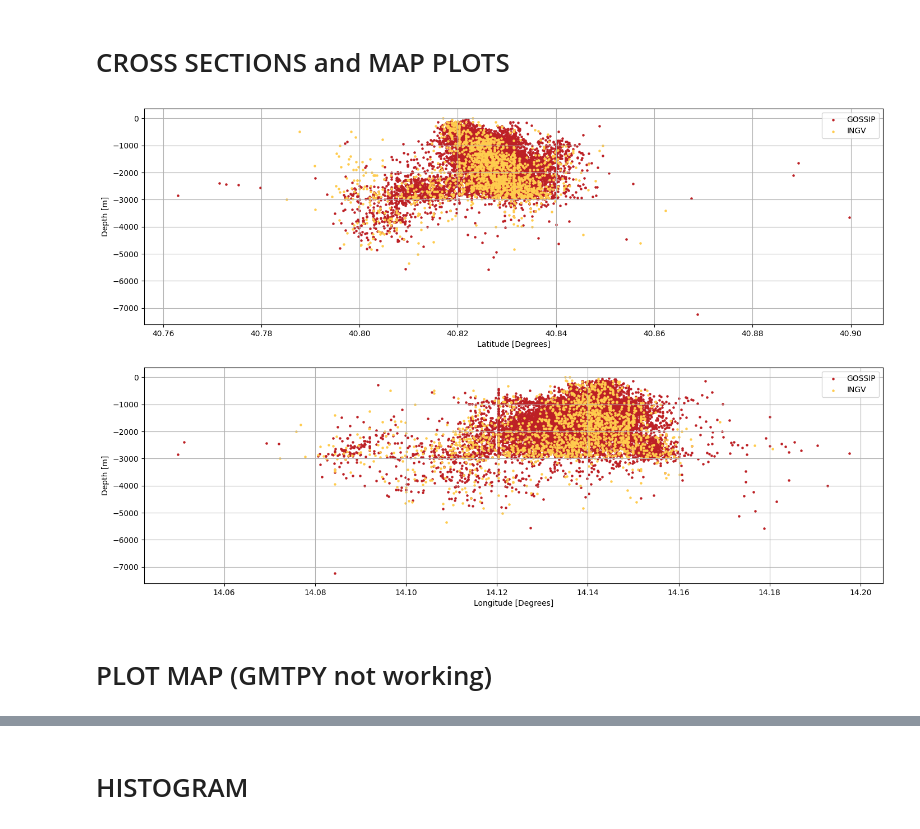
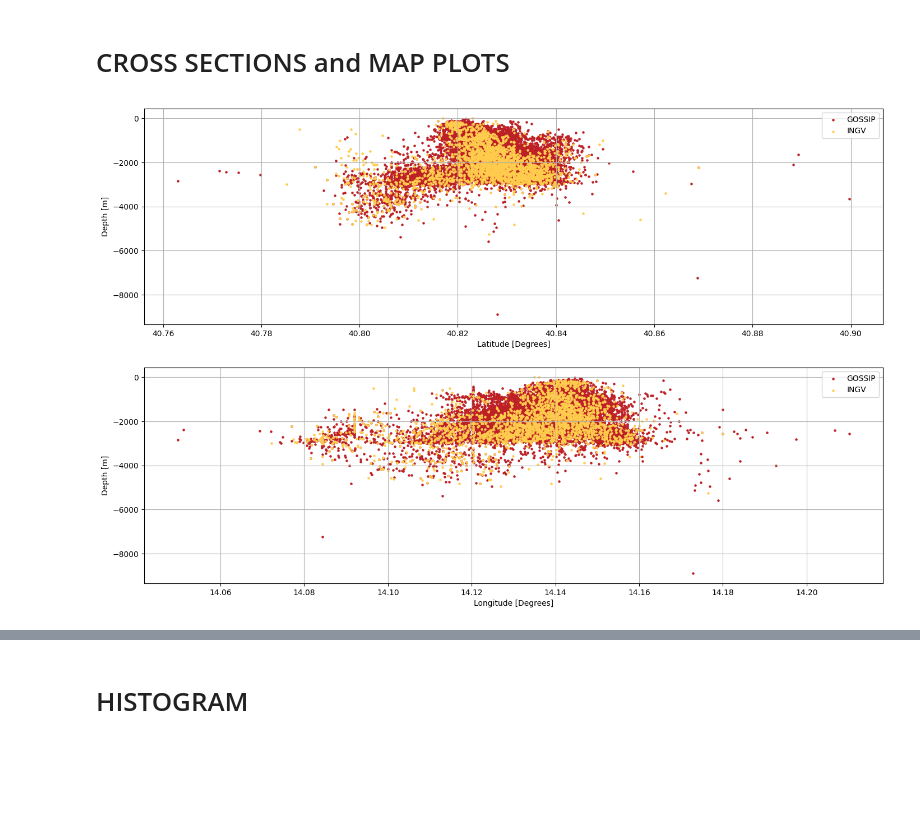
Before and after one commit to giacomorapagnani/CAMPI_FLEGREI_moment_tensor, a Jupyter notebook: codes/4_plot_catalogue_pyrocko.ipynb, the cells around one changed output, grey strips where cells are left out. Saved outputs shown, nothing was run; the diff lists cells and outputs as text; code cells hidden in the pictures; blank space fills up the shorter version.

```diff
--- a/codes/4_plot_catalogue_pyrocko.ipynb
+++ b/codes/4_plot_catalogue_pyrocko.ipynb
@@ -69,7 +69,7 @@ eq_dates_final=[datetime.datetime.fromtimestamp(t) for t in times_final]
 # MAGNITUDE PER DAY
 
 mag_ev = [ev.magnitude for ev in events]
-end_date='2025-03-17'           ###CHANGE###
+end_date='2026-01-02'           ###CHANGE###
 mag_ev_final=[]
 for ev in events_final:
     mag_ev_final.append( float(ev.tags[1].split(':')[1]) )
@@ -374,7 +353,7 @@ d_ingv= [ev.depth for ev in events_INGV]
 d_gossip= [ev.depth for ev in events_GOSSIP]
 # %%
 #SAVE FIGURE SWITCH
-save_fig2=False
+save_fig2=True
 
 # Creazione della figura e dei subplot
 fig, axs = plt.subplots(2, 1, figsize=(17, 11), sharex=False)
@@ -393,33 +372,31 @@ axs[0].set_ylabel('Depth [m]')
 axs[0].grid(True)
 axs[0].set_xlabel('Latitude [Degrees]')
 axs[0].legend()
 
 # Plot per il secondo subplot
 axs[1].scatter(num.array(lon_gossip),
                 -num.array(d_gossip),
                 label='GOSSIP', s=5,color=color1)
 axs[1].scatter(num.array(lon_ingv),
                 -num.array(d_ingv),
                 label='INGV', s=5, color=color2)
 axs[1].set_ylabel('Depth [m]')
 axs[1].grid(True)
 axs[1].set_xlabel('Longitude [Degrees]')
 axs[1].legend()
 
 if save_fig2:
     figdir=os.path.join(plot_dir, 'CAT_ALL')
     figname = os.path.join(figdir, 'catologue_flegrei_cross_section.pdf')
     if os.path.isfile(figname):
         os.remove(figname)
     plt.savefig(figname)
 
     figdir=os.path.join(plot_dir, 'CAT_ALL')
     figname_svg = os.path.join(figdir, 'catologue_flegrei_cross_section.svg')
     if os.path.isfile(figname_svg):
         os.remove(figname_svg)
 
     plt.savefig(figname_svg)
 # %% [output]
-[figure, old version]
+[figure, new version]
-# %% [markdown]
-# PLOT MAP (GMTPY not working)
```
Also changed, not shown: parts of 14 cells of this notebook, 8 other files.
